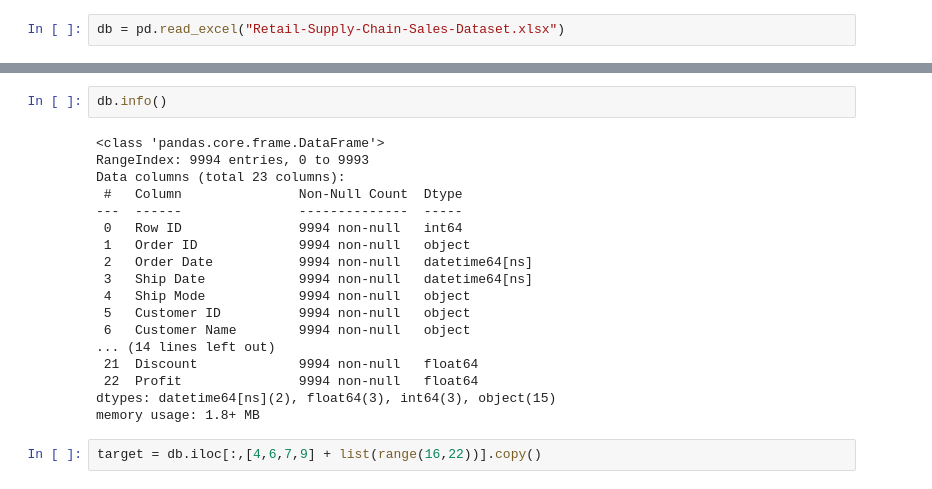
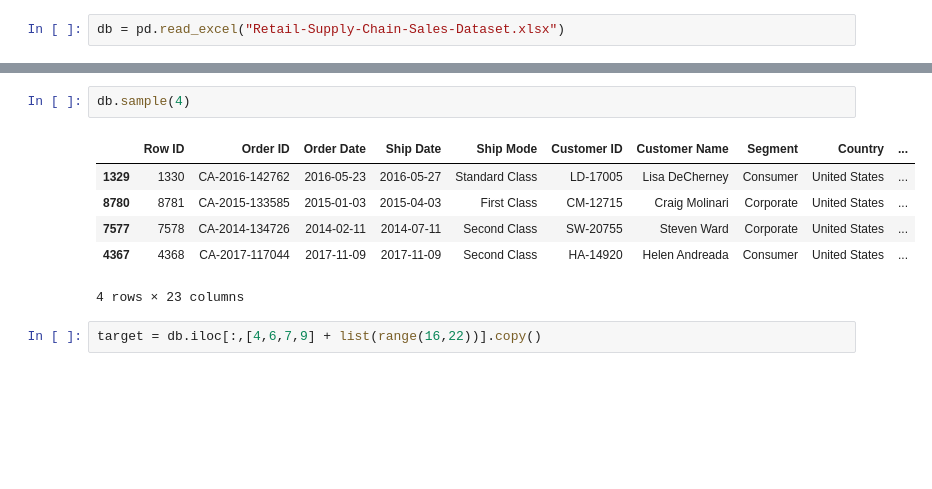
Before and after one commit to Sain-Kai/Return-Prediction-ML, a Jupyter notebook: Return prediction Logic.ipynb, the cells around one changed output, grey strips where cells are left out. Saved outputs shown, nothing was run; the diff lists cells and outputs as text; blank space fills up the shorter version.

```diff
--- a/Return prediction Logic.ipynb
+++ b/Return prediction Logic.ipynb
@@ -20,22 +12,11 @@ db.head()
 # %%
-db.info()
+db.sample(4)
 # %% [output]
+|  | Row ID | Order ID | Order Date | Ship Date | Ship Mode | Customer ID | Customer Name | Segment | Country | ... |
+| 1329 | 1330 | CA-2016-142762 | 2016-05-23 | 2016-05-27 | Standard Class | LD-17005 | Lisa DeCherney | Consumer | United States | ... |
+| 8780 | 8781 | CA-2015-133585 | 2015-01-03 | 2015-04-03 | First Class | CM-12715 | Craig Molinari | Corporate | United States | ... |
+| 7577 | 7578 | CA-2014-134726 | 2014-02-11 | 2014-07-11 | Second Class | SW-20755 | Steven Ward | Corporate | United States | ... |
+| 4367 | 4368 | CA-2017-117044 | 2017-11-09 | 2017-11-09 | Second Class | HA-14920 | Helen Andreada | Consumer | United States | ... |
-<class 'pandas.core.frame.DataFrame'>
-RangeIndex: 9994 entries, 0 to 9993
-Data columns (total 23 columns):
- #   Column               Non-Null Count  Dtype
----  ------               --------------  -----
- 0   Row ID               9994 non-null   int64
- 1   Order ID             9994 non-null   object
- 2   Order Date           9994 non-null   datetime64[ns]
- 3   Ship Date            9994 non-null   datetime64[ns]
- 4   Ship Mode            9994 non-null   object
- 5   Customer ID          9994 non-null   object
- 6   Customer Name        9994 non-null   object
-... (14 lines left out)
- 21  Discount             9994 non-null   float64
- 22  Profit               9994 non-null   float64
-dtypes: datetime64[ns](2), float64(3), int64(3), object(15)
-memory usage: 1.8+ MB
+4 rows × 23 columns
 # %%
 target = db.iloc[:,[4,6,7,9] + list(range(16,22))].copy()
```
Also changed, not shown: parts of 11 cells of this notebook.
